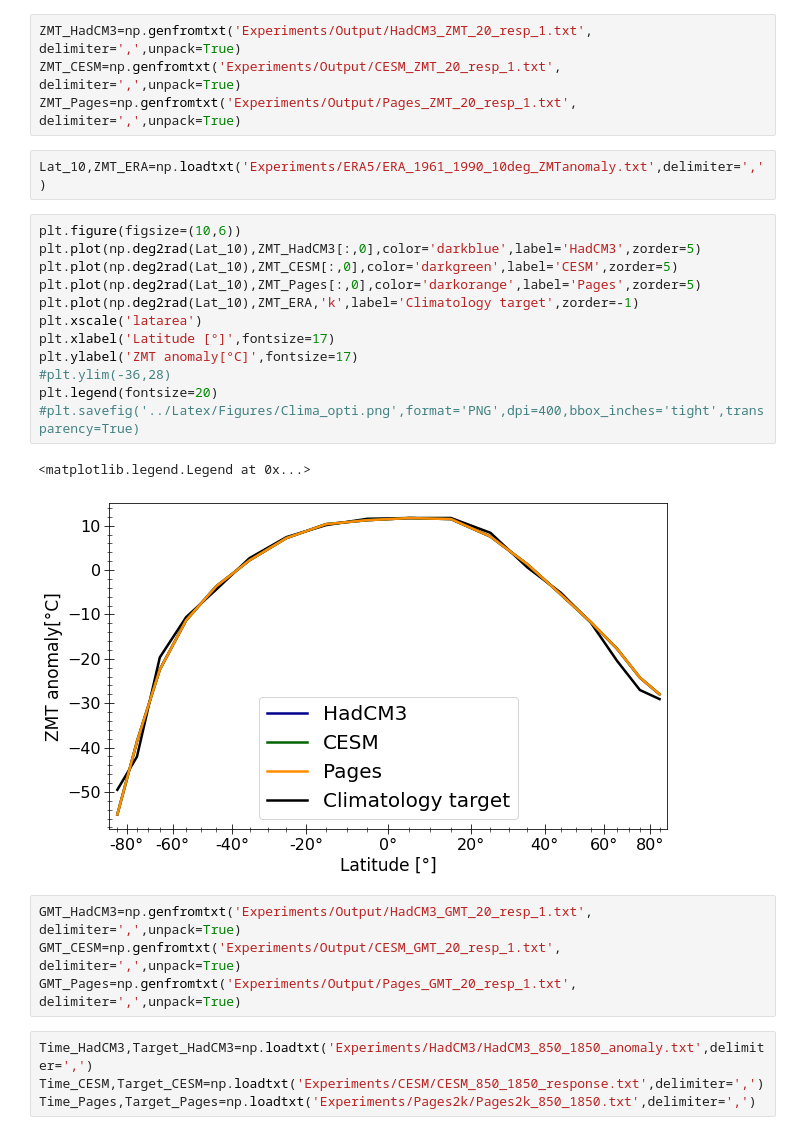
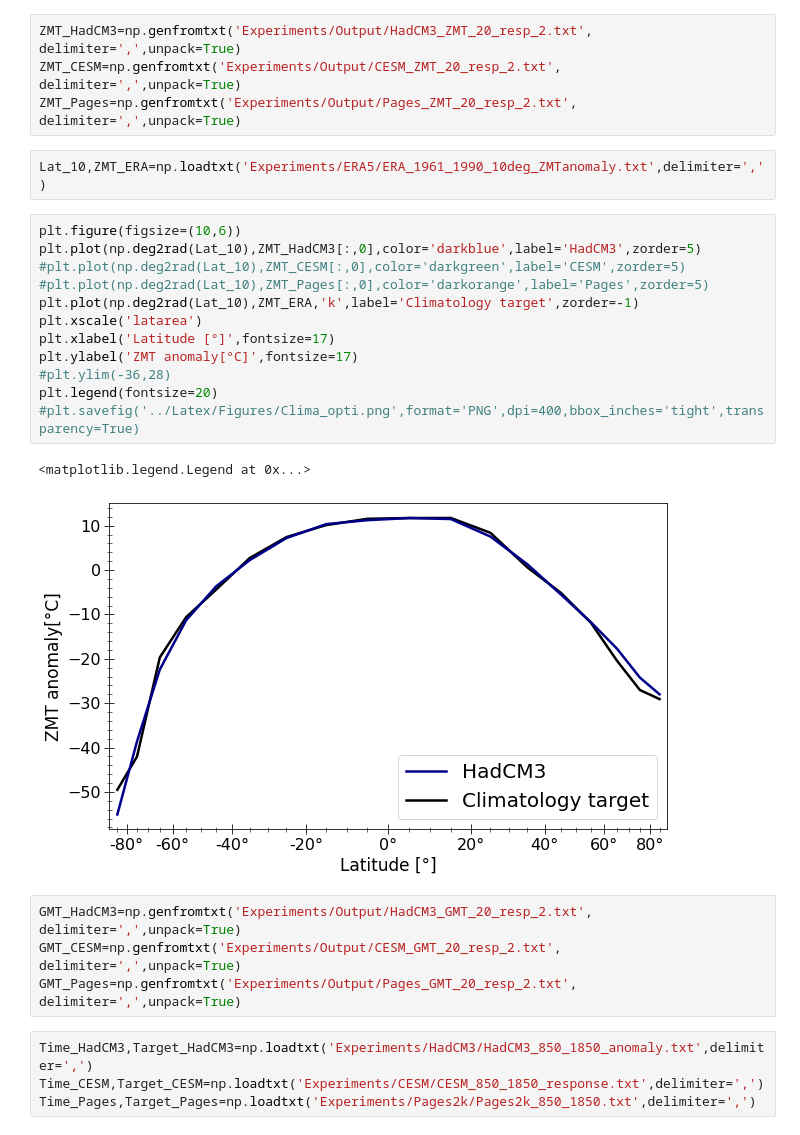
Before and after one commit to BenniSchmiedel/ZOEE, a Jupyter notebook: Plotting.ipynb, the cells around one changed output. Cells and saved outputs as stored; diff of their text form.

```diff
--- a/Plotting.ipynb
+++ b/Plotting.ipynb
@@ -16,30 +16,30 @@ mscale.register_scale(LatitudeScale)
 import seaborn as sns
 #matplotlib.rcParams['xtick.minor.size']=0
 # %%
-ZMT_HadCM3=np.genfromtxt('Experiments/Output/HadCM3_ZMT_20_resp_1.txt', delimiter=',',unpack=True)
-ZMT_CESM=np.genfromtxt('Experiments/Output/CESM_ZMT_20_resp_1.txt', delimiter=',',unpack=True)
-ZMT_Pages=np.genfromtxt('Experiments/Output/Pages_ZMT_20_resp_1.txt', delimiter=',',unpack=True)
+ZMT_HadCM3=np.genfromtxt('Experiments/Output/HadCM3_ZMT_20_resp_2.txt', delimiter=',',unpack=True)
+ZMT_CESM=np.genfromtxt('Experiments/Output/CESM_ZMT_20_resp_2.txt', delimiter=',',unpack=True)
+ZMT_Pages=np.genfromtxt('Experiments/Output/Pages_ZMT_20_resp_2.txt', delimiter=',',unpack=True)
 # %%
 Lat_10,ZMT_ERA=np.loadtxt('Experiments/ERA5/ERA_1961_1990_10deg_ZMTanomaly.txt',delimiter=',')
 # %%
 plt.figure(figsize=(10,6))
 plt.plot(np.deg2rad(Lat_10),ZMT_HadCM3[:,0],color='darkblue',label='HadCM3',zorder=5)
-plt.plot(np.deg2rad(Lat_10),ZMT_CESM[:,0],color='darkgreen',label='CESM',zorder=5)
-plt.plot(np.deg2rad(Lat_10),ZMT_Pages[:,0],color='darkorange',label='Pages',zorder=5)
+#plt.plot(np.deg2rad(Lat_10),ZMT_CESM[:,0],color='darkgreen',label='CESM',zorder=5)
+#plt.plot(np.deg2rad(Lat_10),ZMT_Pages[:,0],color='darkorange',label='Pages',zorder=5)
 plt.plot(np.deg2rad(Lat_10),ZMT_ERA,'k',label='Climatology target',zorder=-1)
 plt.xscale('latarea')
 plt.xlabel('Latitude [°]',fontsize=17)
 plt.ylabel('ZMT anomaly[°C]',fontsize=17)
 #plt.ylim(-36,28)
 plt.legend(fontsize=20)
 #plt.savefig('../Latex/Figures/Clima_opti.png',format='PNG',dpi=400,bbox_inches='tight',transparency=True)
 # %% [output]
 <matplotlib.legend.Legend at 0x...>
-[figure, old version]
+[figure, new version]
 # %%
-GMT_HadCM3=np.genfromtxt('Experiments/Output/HadCM3_GMT_20_resp_1.txt', delimiter=',',unpack=True)
-GMT_CESM=np.genfromtxt('Experiments/Output/CESM_GMT_20_resp_1.txt', delimiter=',',unpack=True)
-GMT_Pages=np.genfromtxt('Experiments/Output/Pages_GMT_20_resp_1.txt', delimiter=',',unpack=True)
+GMT_HadCM3=np.genfromtxt('Experiments/Output/HadCM3_GMT_20_resp_2.txt', delimiter=',',unpack=True)
+GMT_CESM=np.genfromtxt('Experiments/Output/CESM_GMT_20_resp_2.txt', delimiter=',',unpack=True)
+GMT_Pages=np.genfromtxt('Experiments/Output/Pages_GMT_20_resp_2.txt', delimiter=',',unpack=True)
 # %%
 Time_HadCM3,Target_HadCM3=np.loadtxt('Experiments/HadCM3/HadCM3_850_1850_anomaly.txt',delimiter=',')
 Time_CESM,Target_CESM=np.loadtxt('Experiments/CESM/CESM_850_1850_response.txt',delimiter=',')
```
Also changed, not shown: parts of 17 cells of this notebook, 34 other files.
